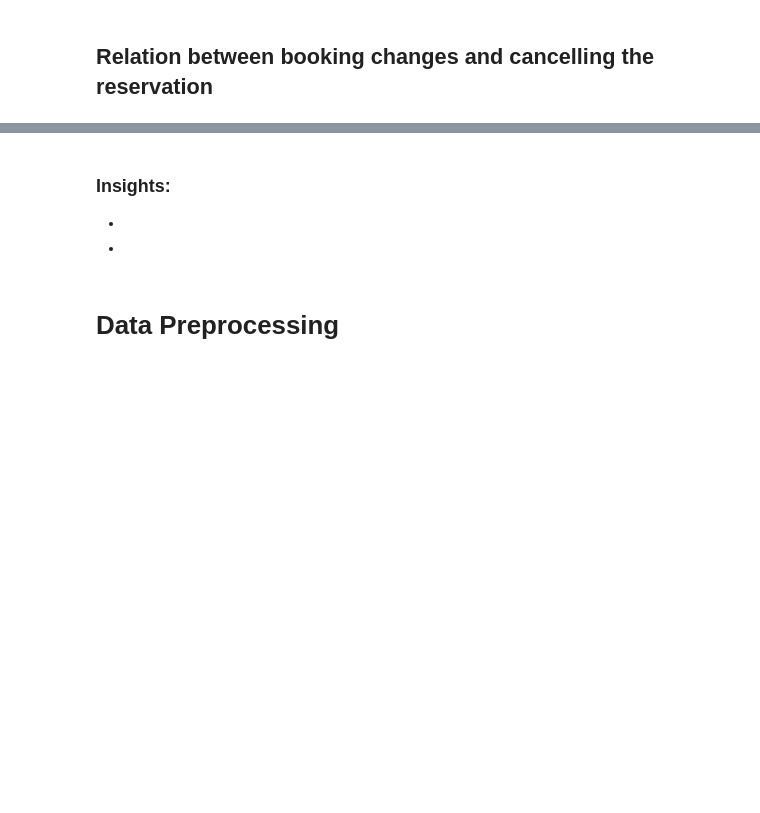
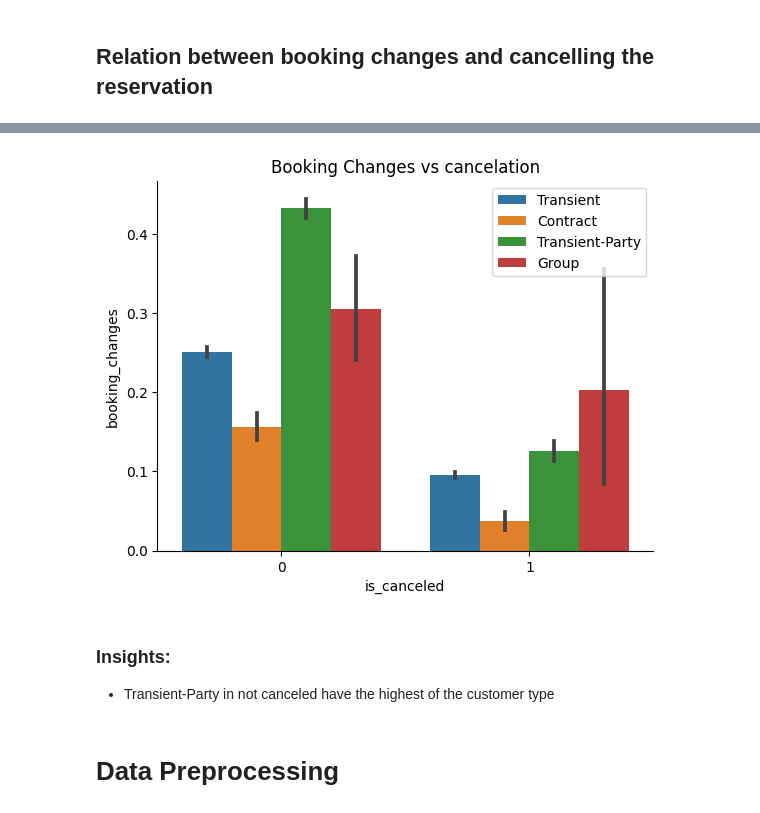
Before and after one commit to Tuwaiq-Data-Science-Bootcamp-V4/PCA-Lab, a Jupyter notebook: CV_Assignment.ipynb, the cells around one changed output, grey strips where cells are left out. Saved outputs shown, nothing was run; the diff lists cells and outputs as text; code cells hidden in the pictures; blank space fills up the shorter version.

```diff
--- a/CV_Assignment.ipynb
+++ b/CV_Assignment.ipynb
@@ -151,7 +222,14 @@ df.describe(include='object')
-# %% [markdown]
-### Insights:
--
--
+# %%
+hist = sns.barplot(df, x='is_canceled', y='booking_changes', hue='customer_type')
+hist.set_title('Booking Changes vs cancelation')
+hist.legend(loc='upper right')
+sns.despine()
+plt.show()
+# %% [output]
+[figure, added]
+# %% [markdown]
+### Insights:
+- Transient-Party in not canceled have the highest of the customer type
 # %% [markdown]
 # Data Preprocessing
 # %%
```
Also changed, not shown: parts of 35 cells of this notebook.
